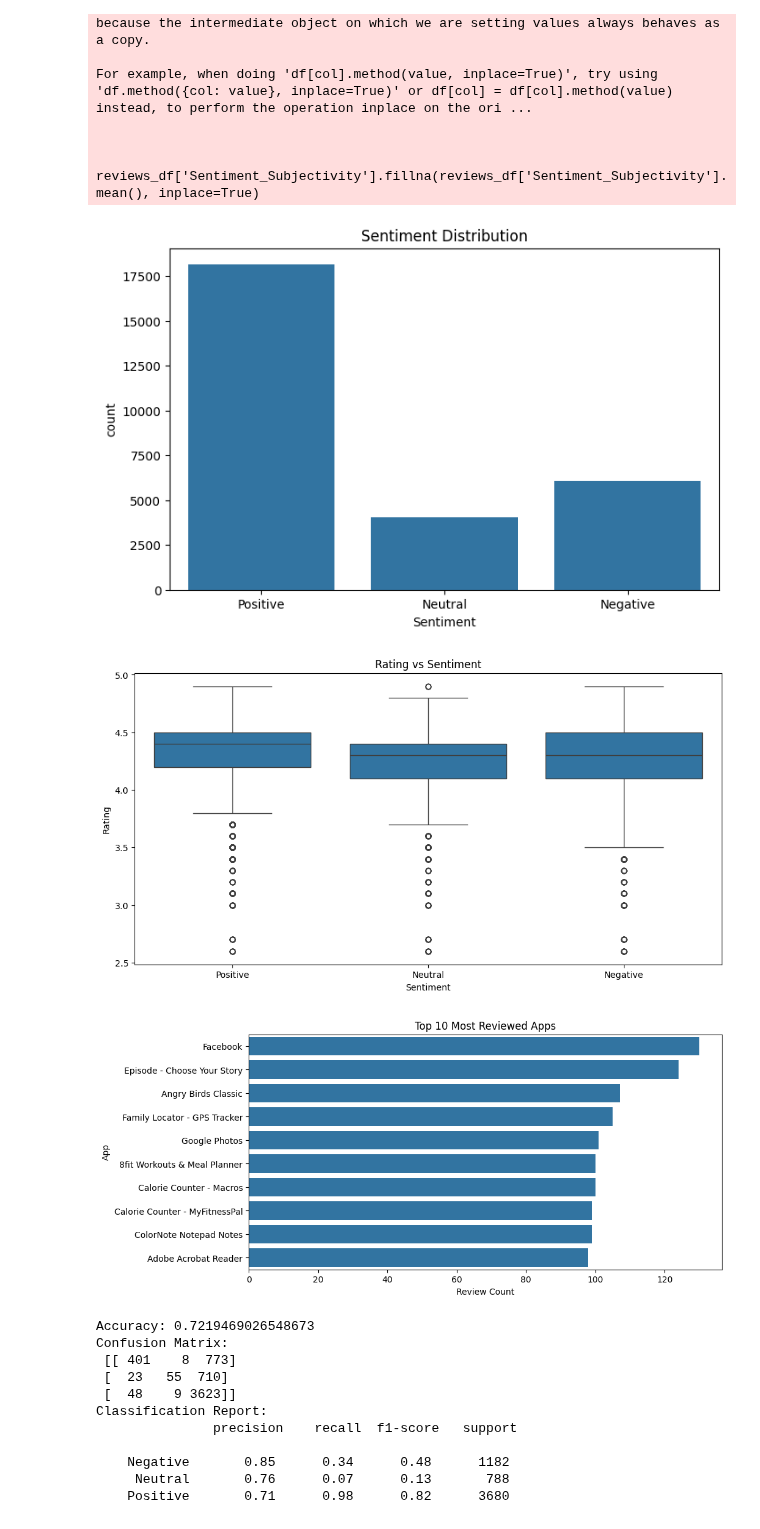
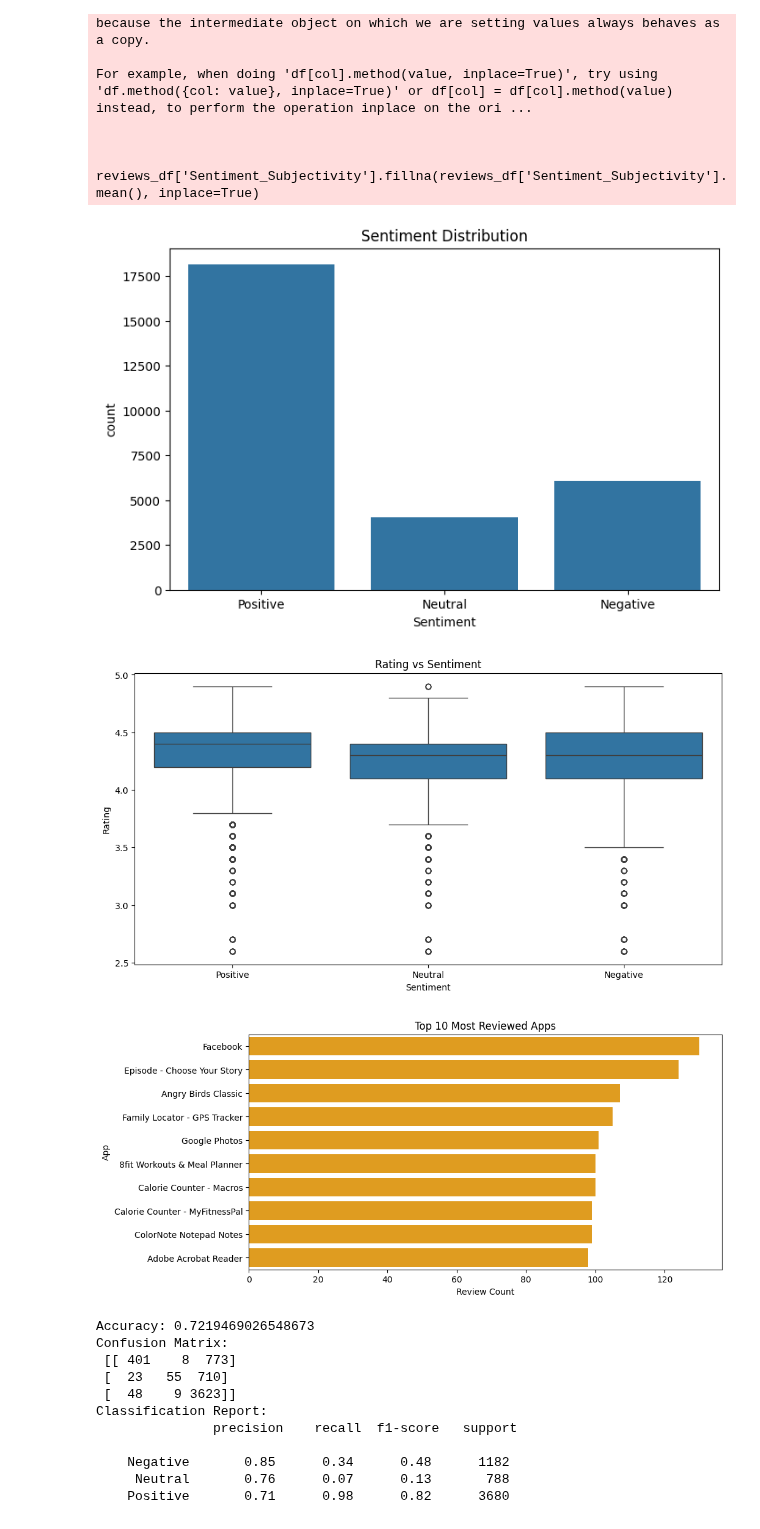
Before and after one commit to DEVang0876/Oasis, a Jupyter notebook: week2/Sentiment Analysis/PlayStore.ipynb, the cells around one changed output. Cells and saved outputs as stored; diff of their text form; code cells hidden in the pictures.

Commit message:
upated visualizations

```diff
--- a/week2/Sentiment Analysis/PlayStore.ipynb
+++ b/week2/Sentiment Analysis/PlayStore.ipynb
@@ -100,26 +100,26 @@ merged_df = pd.merge(reviews_df, apps_df, on='App', how='inner')
 # %%
 
 # ----------------------- Basic EDA Visualizations ----------------------- #
 plt.figure(figsize=(8,5))
 sns.countplot(data=merged_df, x='Sentiment')
 plt.title("Sentiment Distribution")
 plt.show()
 
 plt.figure(figsize=(12,6))
 sns.boxplot(data=merged_df, x='Sentiment', y='Rating')
 plt.title("Rating vs Sentiment")
 plt.show()
 
 plt.figure(figsize=(10,5))
 top_apps = merged_df['App'].value_counts().head(10)
-sns.barplot(x=top_apps.values, y=top_apps.index)
+sns.barplot(x=top_apps.values, y=top_apps.index,color='orange')
 plt.title("Top 10 Most Reviewed Apps")
 plt.xlabel("Review Count")
 plt.show()
 # %% [output]
 [figure]
 [figure]
-[figure, old version]
+[figure, new version]
 # %%
 # ----------------------- Text Preprocessing ----------------------- #
 def clean_text(text):
```
Also changed, not shown: parts of 1 cell of this notebook.
